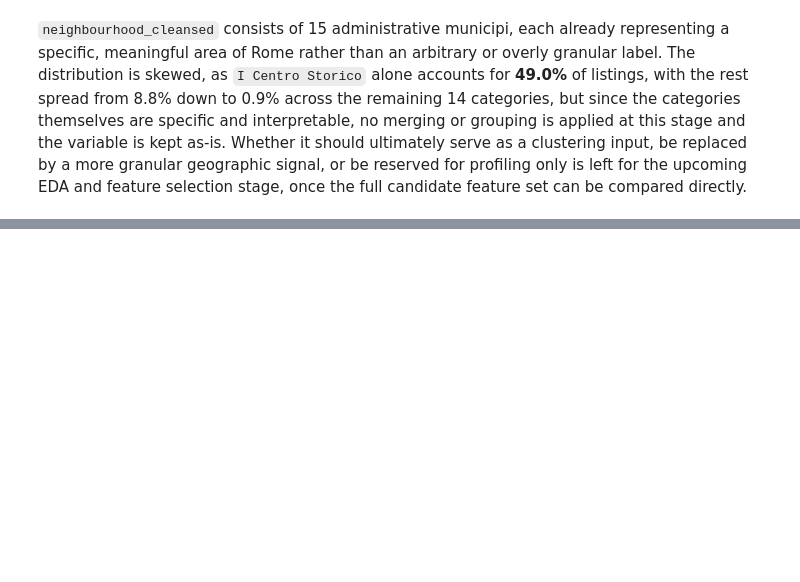
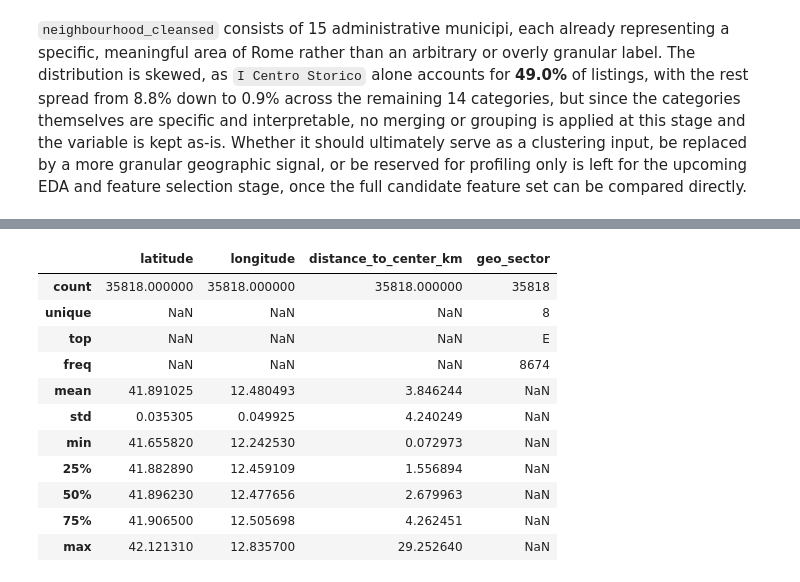
Before and after one commit to pln6/airbnb-market-segmentation-analysis, a Jupyter notebook: notebooks/02_feature_engineering.ipynb, the cells around one changed output, grey strips where cells are left out. Cells and saved outputs as stored; diff of their text form; code cells hidden in the pictures; blank space fills up the shorter version.

```diff
--- a/notebooks/02_feature_engineering.ipynb
+++ b/notebooks/02_feature_engineering.ipynb
@@ -240,0 +247,47 @@ display(pd.DataFrame({'count': neighbourhood_counts, 'pct': neighbourhood_pct}))
+# %%
+# Rome reference point: Piazza Venezia (city center)
+REFERENCE_LAT = 41.8955
+REFERENCE_LON = 12.4823
+
+def haversine_distance(lat1, lon1, lat2, lon2):
+    """Great-circle distance in km between two lat/lon points."""
+    lat1, lon1, lat2, lon2 = map(np.radians, [lat1, lon1, lat2, lon2])
+    dlat = lat2 - lat1
+    dlon = lon2 - lon1
+    a = np.sin(dlat / 2)**2 + np.cos(lat1) * np.cos(lat2) * np.sin(dlon / 2)**2
+    c = 2 * np.arcsin(np.sqrt(a))
+    r_earth_km = 6371
+    return r_earth_km * c
+
+listings_clean['distance_to_center_km'] = haversine_distance(
+    listings_clean['latitude'], listings_clean['longitude'],
+    REFERENCE_LAT, REFERENCE_LON
+)
+
+# 8-direction compass sector from the reference point
+def compass_sector(lat, lon, ref_lat=REFERENCE_LAT, ref_lon=REFERENCE_LON):
+    dlat = lat - ref_lat
+    dlon = lon - ref_lon
+    angle = (np.degrees(np.arctan2(dlon, dlat)) + 360) % 360
+    sectors = ['N', 'NE', 'E', 'SE', 'S', 'SW', 'W', 'NW']
+    idx = int(((angle + 22.5) % 360) // 45)
+    return sectors[idx]
+
+listings_clean['geo_sector'] = listings_clean.apply(
+    lambda row: compass_sector(row['latitude'], row['longitude']), axis=1
+)
+
+display(listings_clean[['latitude', 'longitude', 'distance_to_center_km', 'geo_sector']].describe(include='all'))
+# %% [output]
+|  | latitude | longitude | distance_to_center_km | geo_sector |
+| count | 35818.000000 | 35818.000000 | 35818.000000 | 35818 |
+| unique | NaN | NaN | NaN | 8 |
+| top | NaN | NaN | NaN | E |
+| freq | NaN | NaN | NaN | 8674 |
+| mean | 41.891025 | 12.480493 | 3.846244 | NaN |
+| std | 0.035305 | 0.049925 | 4.240249 | NaN |
+| min | 41.655820 | 12.242530 | 0.072973 | NaN |
+| 25% | 41.882890 | 12.459109 | 1.556894 | NaN |
+| 50% | 41.896230 | 12.477656 | 2.679963 | NaN |
+| 75% | 41.906500 | 12.505698 | 4.262451 | NaN |
+| max | 42.121310 | 12.835700 | 29.252640 | NaN |
```
Also changed, not shown: parts of 4 cells of this notebook.
